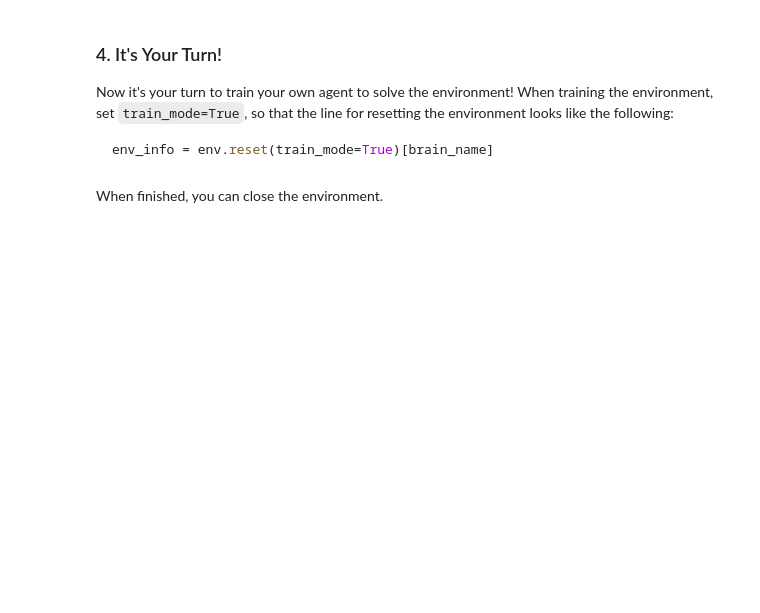
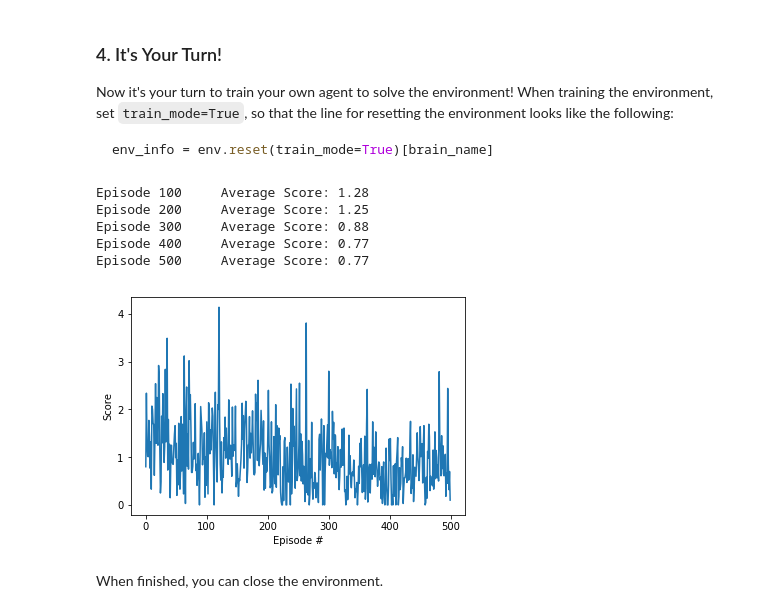
Before and after one commit to ChaoLiRV/Udacity_DRL_ContinuousControl, a Jupyter notebook: Continuous_Control.ipynb, the cells around one changed output. Cells and saved outputs as stored; diff of their text form; code cells hidden in the pictures; blank space fills up the shorter version.

````diff
--- a/Continuous_Control.ipynb
+++ b/Continuous_Control.ipynb
@@ -27,4 +27,4 @@ For instance, if you are using a Mac, then you downloaded `Reacher.app`.  If thi
 env = UnityEnvironment(file_name="Reacher.app")
 ```
 # %%
-env = UnityEnvironment(file_name='...')
+env = UnityEnvironment(file_name='Reacher_single_mac.app')
@@ -66,3 +97,13 @@ Now it's your turn to train your own agent to solve the environment!  When train
 ```python
 env_info = env.reset(train_mode=True)[brain_name]
 ```
+# %%
+import gym
+import random
+import torch
+import numpy as np
+from collections import deque
+import matplotlib.pyplot as plt
+
+from agent import Agent
+agent = Agent(state_size=state_size, action_size=action_size, seed=0)
@@ -69,3 +151,20 @@ env_info = env.reset(train_mode=True)[brain_name]
+# %%
+scores = ddpg()
+
+# plot the scores
+fig = plt.figure()
+ax = fig.add_subplot(111)
+plt.plot(np.arange(len(scores)), scores)
+plt.ylabel('Score')
+plt.xlabel('Episode #')
+plt.show()
+# %% [output]
+Episode 100     Average Score: 1.28
+Episode 200     Average Score: 1.25
+Episode 300     Average Score: 0.88
+Episode 400     Average Score: 0.77
+Episode 500     Average Score: 0.77
+[figure, added]
 # %% [markdown]
 When finished, you can close the environment.
 # %%
````
Also changed, not shown: parts of 3 cells of this notebook, 2 other files.
